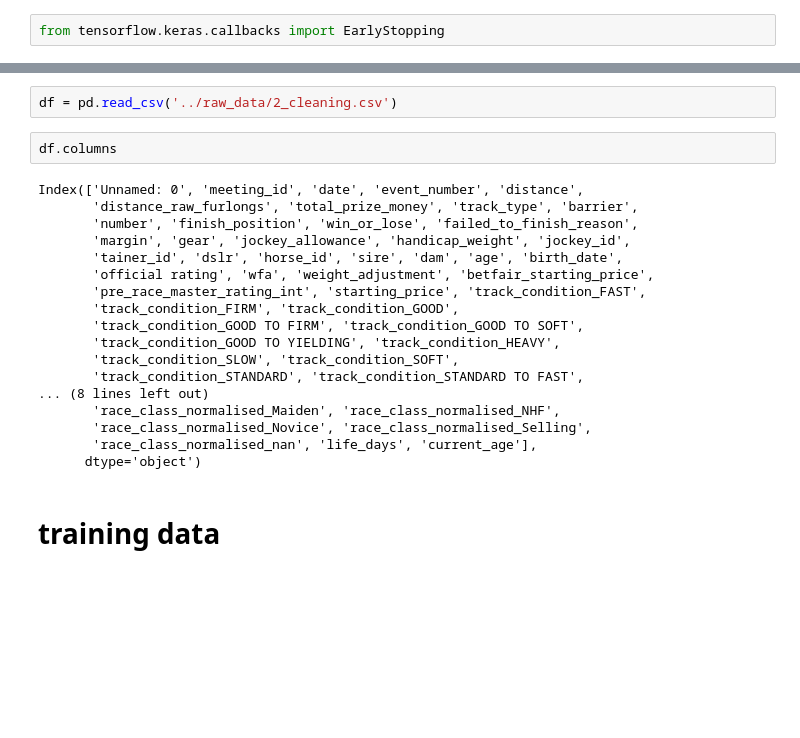
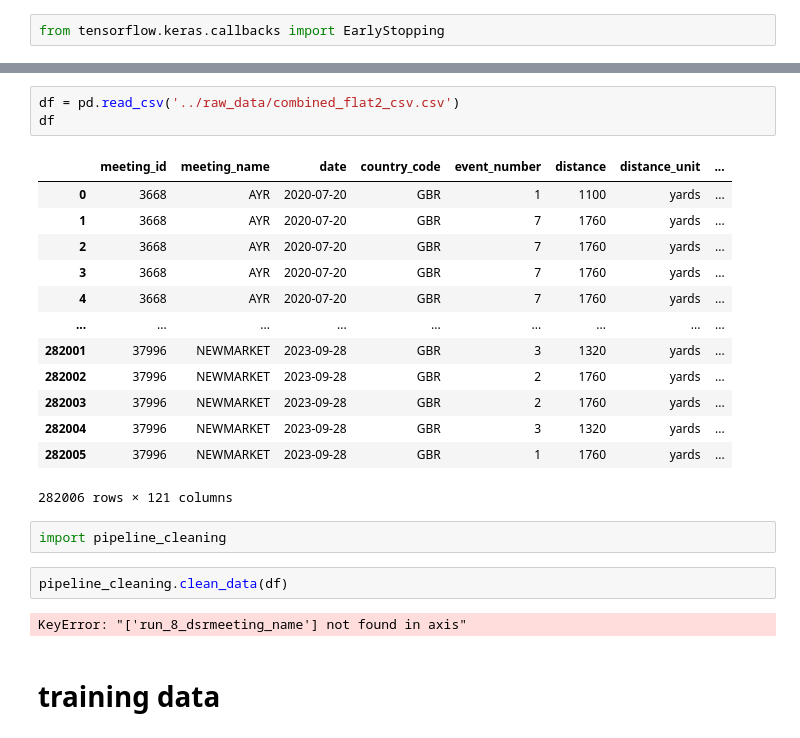
Before and after one commit to Harlequinht/which_horse, a Jupyter notebook: notebook/Deep_Learning_model-0803.ipynb, the cells around one changed output, grey strips where cells are left out. Drawn from its saved outputs; the diff is of its cells as text; blank space fills up the shorter version.

```diff
--- a/notebook/Deep_Learning_model-0803.ipynb
+++ b/notebook/Deep_Learning_model-0803.ipynb
@@ -77,25 +78,26 @@ from tensorflow.keras.callbacks import EarlyStopping
 # %%
-df = pd.read_csv('../raw_data/2_cleaning.csv')
+df = pd.read_csv('../raw_data/combined_flat2_csv.csv')
+df
+# %% [output]
+|  | meeting_id | meeting_name | date | country_code | event_number | distance | distance_unit | ... |
+| 0 | 3668 | AYR | 2020-07-20 | GBR | 1 | 1100 | yards | ... |
+| 1 | 3668 | AYR | 2020-07-20 | GBR | 7 | 1760 | yards | ... |
+| 2 | 3668 | AYR | 2020-07-20 | GBR | 7 | 1760 | yards | ... |
+| 3 | 3668 | AYR | 2020-07-20 | GBR | 7 | 1760 | yards | ... |
+| 4 | 3668 | AYR | 2020-07-20 | GBR | 7 | 1760 | yards | ... |
+| ... | ... | ... | ... | ... | ... | ... | ... | ... |
+| 282001 | 37996 | NEWMARKET | 2023-09-28 | GBR | 3 | 1320 | yards | ... |
+| 282002 | 37996 | NEWMARKET | 2023-09-28 | GBR | 2 | 1760 | yards | ... |
+| 282003 | 37996 | NEWMARKET | 2023-09-28 | GBR | 2 | 1760 | yards | ... |
+| 282004 | 37996 | NEWMARKET | 2023-09-28 | GBR | 3 | 1320 | yards | ... |
+| 282005 | 37996 | NEWMARKET | 2023-09-28 | GBR | 1 | 1760 | yards | ... |
+282006 rows × 121 columns
 # %%
-df.columns
+import pipeline_cleaning
-# %% [output]
-Index(['Unnamed: 0', 'meeting_id', 'date', 'event_number', 'distance',
-       'distance_raw_furlongs', 'total_prize_money', 'track_type', 'barrier',
-       'number', 'finish_position', 'win_or_lose', 'failed_to_finish_reason',
-       'margin', 'gear', 'jockey_allowance', 'handicap_weight', 'jockey_id',
-       'tainer_id', 'dslr', 'horse_id', 'sire', 'dam', 'age', 'birth_date',
-       'official rating', 'wfa', 'weight_adjustment', 'betfair_starting_price',
-       'pre_race_master_rating_int', 'starting_price', 'track_condition_FAST',
-       'track_condition_FIRM', 'track_condition_GOOD',
-       'track_condition_GOOD TO FIRM', 'track_condition_GOOD TO SOFT',
-       'track_condition_GOOD TO YIELDING', 'track_condition_HEAVY',
-       'track_condition_SLOW', 'track_condition_SOFT',
-       'track_condition_STANDARD', 'track_condition_STANDARD TO FAST',
-... (8 lines left out)
-       'race_class_normalised_Maiden', 'race_class_normalised_NHF',
-       'race_class_normalised_Novice', 'race_class_normalised_Selling',
-       'race_class_normalised_nan', 'life_days', 'current_age'],
-      dtype='object')
+# %%
+pipeline_cleaning.clean_data(df)
+# %% [output]
+KeyError: "['run_8_dsrmeeting_name'] not found in axis"
 # %% [markdown]
 # training data
 # %%
```
Also changed, not shown: parts of 8 cells of this notebook.
